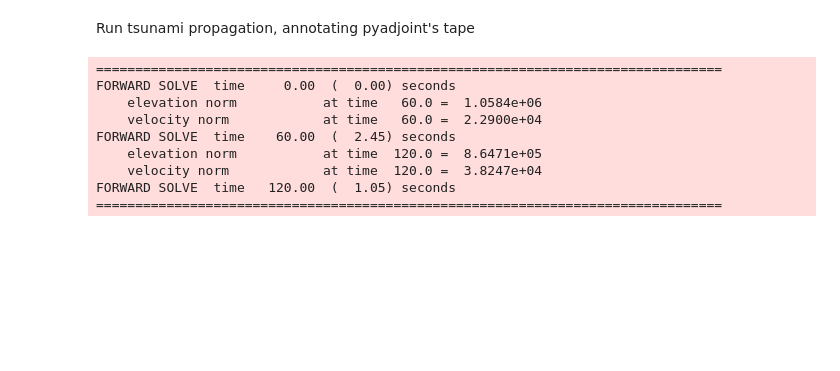
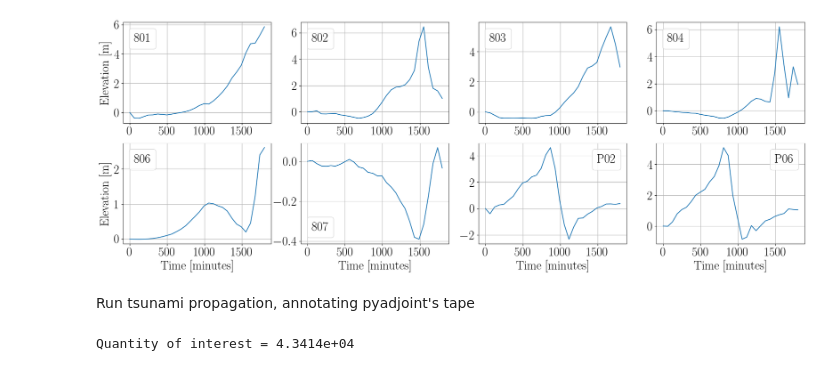
Before and after one commit to jwallwork23/adapt_utils_notebooks, a Jupyter notebook: case_studies/tohoku/full_okada_inversion.ipynb, the cells around one changed output. Cells and saved outputs as stored; diff of their text form; code cells hidden in the pictures; blank space fills up the shorter version.

```diff
--- a/case_studies/tohoku/full_okada_inversion.ipynb
+++ b/case_studies/tohoku/full_okada_inversion.ipynb
@@ -77,18 +210,33 @@ def update_forcings(t):
+# %%
+gauges = list(op.gauges.keys())
+radius = 20.0e+03*pow(0.5, level)  # The finer the mesh, the more precise the indicator region
+P0 = FunctionSpace(mesh, "DG", 0)
+for gauge in gauges:
+    loc = op.gauges[gauge]["coords"]
+    op.gauges[gauge]['indicator'] = interpolate(ellipse([loc + (radius,), ], mesh), P0)
+    op.gauges[gauge]['indicator'].assign(op.gauges[gauge]['indicator']/assemble(op.gauges[gauge]['indicator']*dx))
+# %%
+times = np.linspace(0, op.end_time, int(op.end_time/op.dt))
+for gauge in gauges:
+    op.sample_timeseries(gauge, sample=op.gauges[gauge]['sample'], detide=True)
+# %%
+fig, axes = plt.subplots(ncols=4, nrows=2, figsize=(24, 8), dpi=100)
+t = np.linspace(0, op.end_time, 150)
+for i, gauge in enumerate(gauges):
+    ax = axes[i//4, i%4]
+    ax.plot(times, op.gauges[gauge]['interpolator'](times), label=gauge)
+    ax.legend(handlelength=0, handletextpad=0)
+    ax.grid(True)
+    if i >= 4:
+        ax.set_xlabel("Time [minutes]")
+    if i%4 == 0:
+        ax.set_ylabel("Elevation [m]")
+# %% [output]
+[figure, added]
 # %% [markdown]
 Run tsunami propagation, annotating pyadjoint's tape
-# %%
-tp.setup_solver_forward_step(0)
-tp.solve_forward_step(0, update_forcings=update_forcings)
-J = op.J
-stop_annotating()
-Jhat = ReducedFunctional(J, controls)
-# %% [output]
-================================================================================
-FORWARD SOLVE  time     0.00  (  0.00) seconds
-    elevation norm           at time   60.0 =  1.0584e+06
-    velocity norm            at time   60.0 =  2.2900e+04
-FORWARD SOLVE  time    60.00  (  2.45) seconds
-    elevation norm           at time  120.0 =  8.6471e+05
-    velocity norm            at time  120.0 =  3.8247e+04
-FORWARD SOLVE  time   120.00  (  1.05) seconds
-================================================================================
+# %%
+J = solve_forward(q_init)
+print("Quantity of interest = {:.4e}".format(J))
+# %% [output]
+Quantity of interest = 4.3414e+04
```
Also changed, not shown: parts of 38 cells of this notebook, 2 other files.
